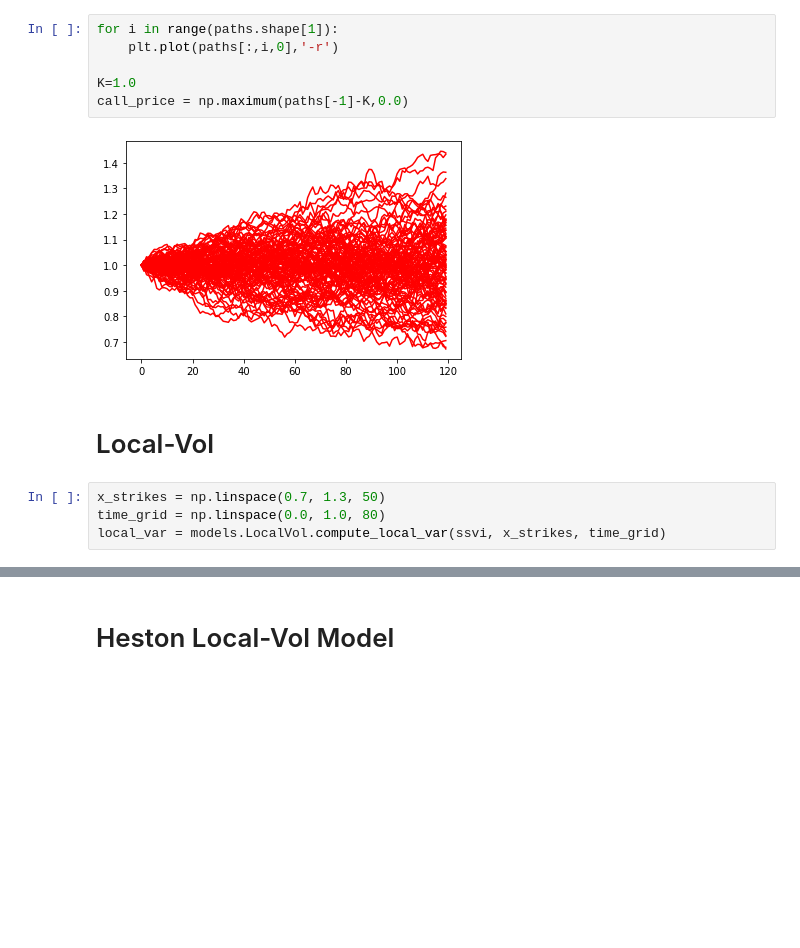
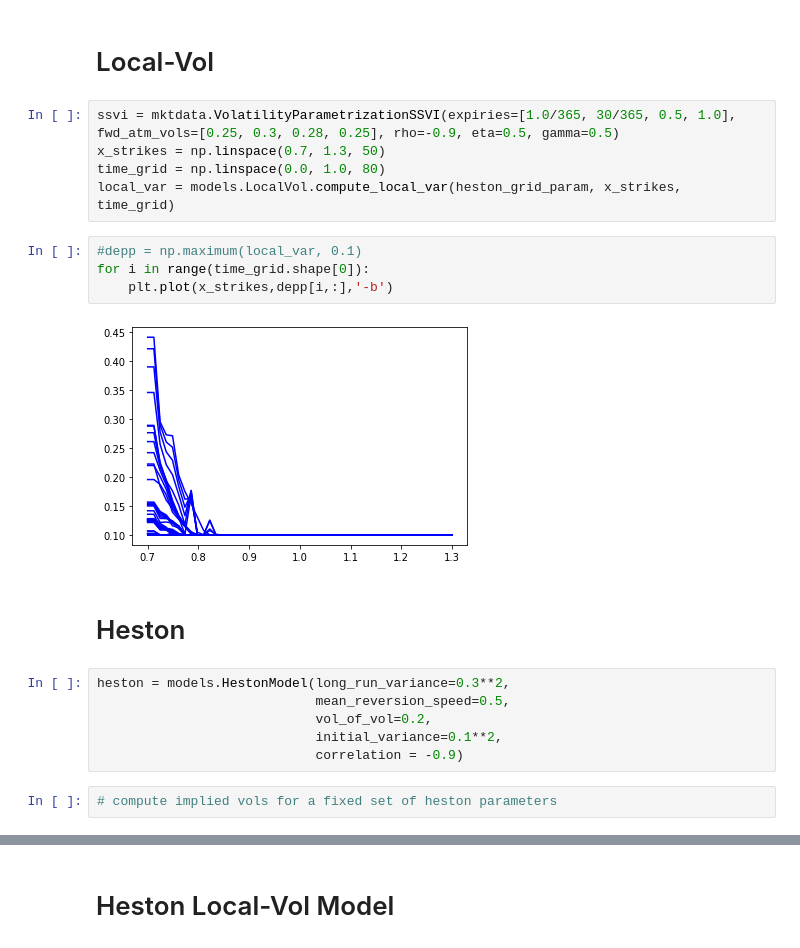
Before and after one commit to pikki622/RiVaPy, a Jupyter notebook: notebooks/models/stoch_local_vol.ipynb, the cells around one changed output, grey strips where cells are left out. Drawn from its saved outputs; the diff is of its cells as text; blank space fills up the shorter version.

```diff
--- a/notebooks/models/stoch_local_vol.ipynb
+++ b/notebooks/models/stoch_local_vol.ipynb
@@ -40,14 +15,23 @@ for i in range(1,timegrid.shape[0]):
-# %%
-for i in range(paths.shape[1]):
-    plt.plot(paths[:,i,0],'-r')
-
-K=1.0
-call_price = np.maximum(paths[-1]-K,0.0)
-# %% [output]
-[figure, removed]
 # %% [markdown]
 # Local-Vol
 # %%
+ssvi = mktdata.VolatilityParametrizationSSVI(expiries=[1.0/365, 30/365, 0.5, 1.0], fwd_atm_vols=[0.25, 0.3, 0.28, 0.25], rho=-0.9, eta=0.5, gamma=0.5)
 x_strikes = np.linspace(0.7, 1.3, 50)
 time_grid = np.linspace(0.0, 1.0, 80)
-local_var = models.LocalVol.compute_local_var(ssvi, x_strikes, time_grid)
+local_var = models.LocalVol.compute_local_var(heston_grid_param, x_strikes, time_grid)
+# %%
+#depp = np.maximum(local_var, 0.1)
+for i in range(time_grid.shape[0]):
+    plt.plot(x_strikes,depp[i,:],'-b')
+# %% [output]
+[figure, added]
+# %% [markdown]
+# Heston
+# %%
+heston = models.HestonModel(long_run_variance=0.3**2,
+                            mean_reversion_speed=0.5,
+                            vol_of_vol=0.2,
+                            initial_variance=0.1**2,
+                            correlation = -0.9)
+# %%
+# compute implied vols for a fixed set of heston parameters
```
Also changed, not shown: parts of 12 cells of this notebook, 5 other files.
